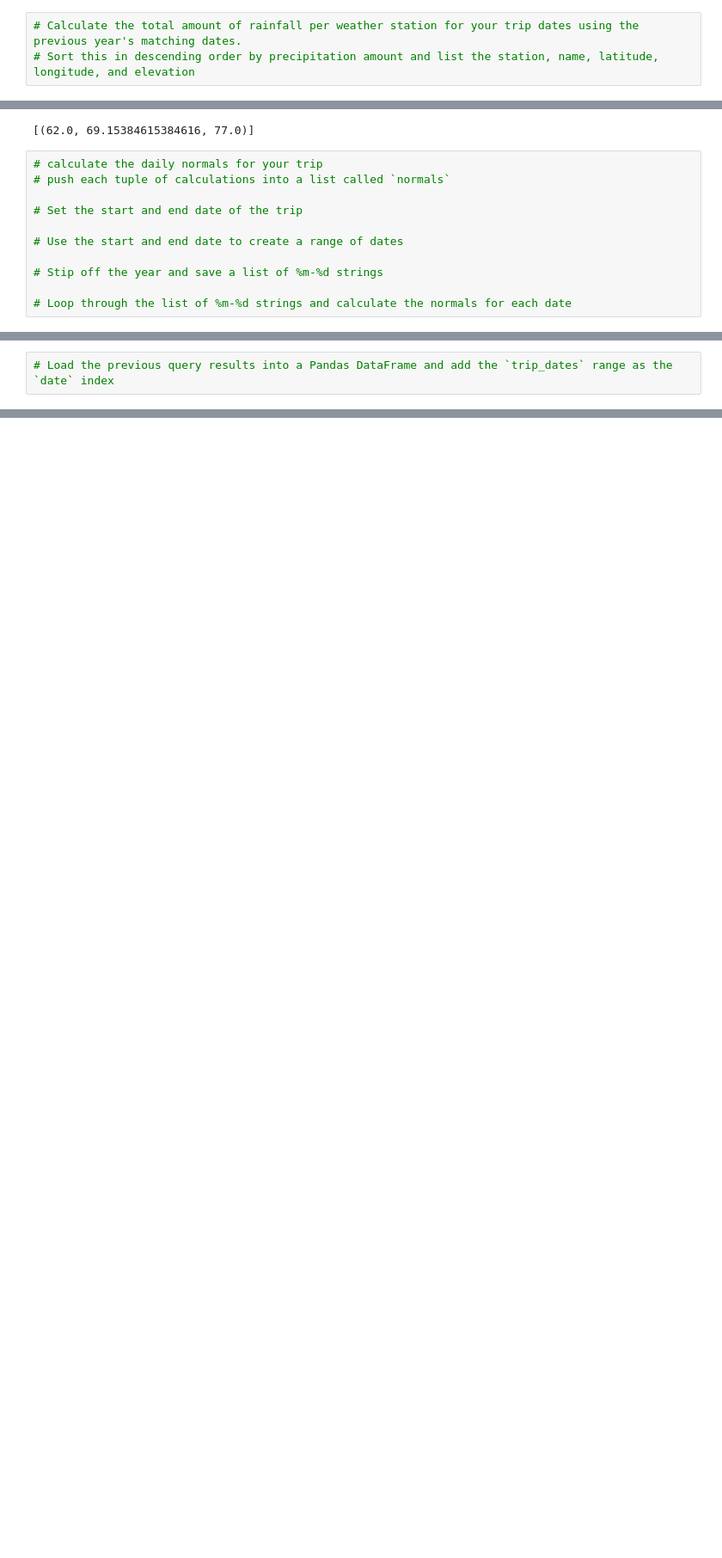
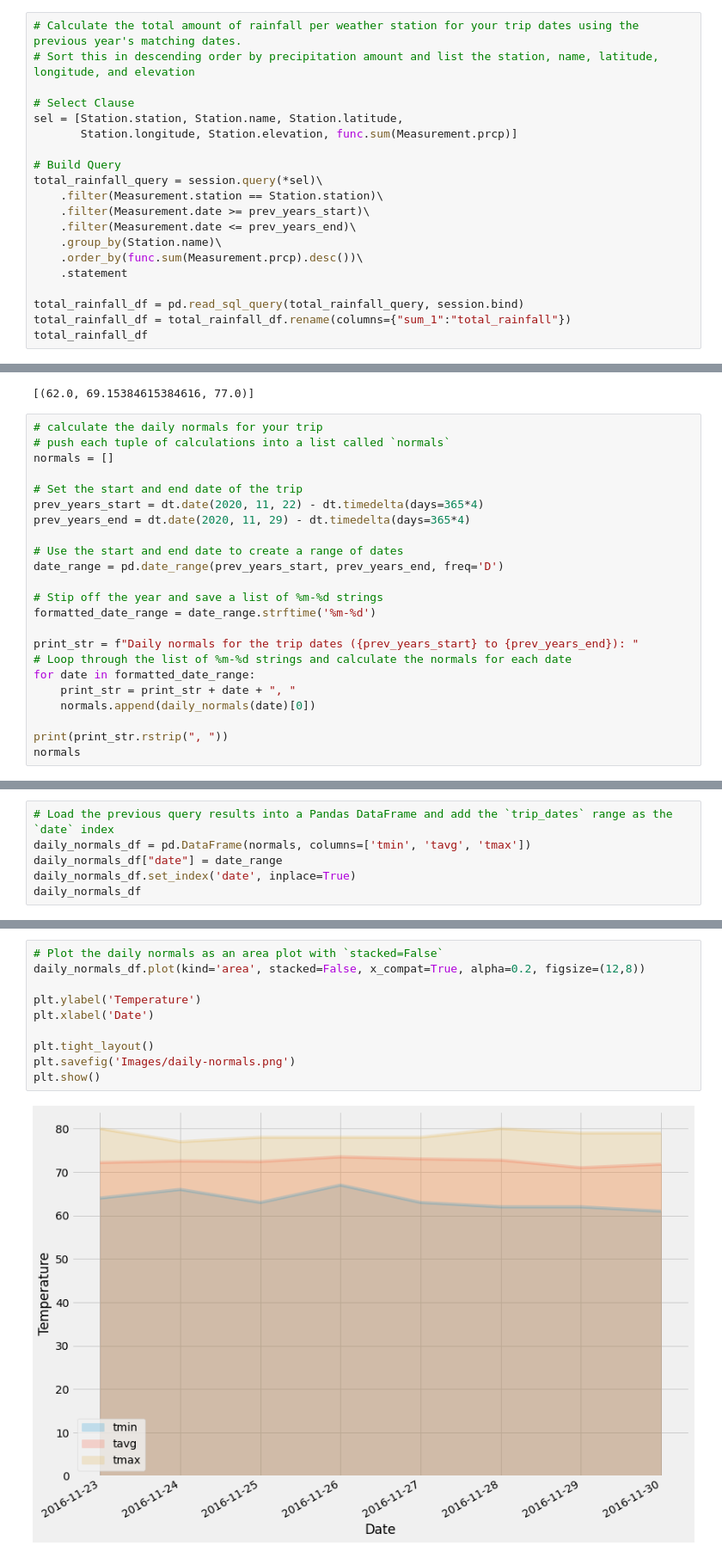
Before and after one commit to ushaakumaar/SQLAlchemy-Hawaii-Climate-Analysis, a Jupyter notebook: climate_analysis.ipynb, the cells around one changed output, grey strips where cells are left out. Shown at 86% size. Saved outputs shown, nothing was run; the diff lists cells and outputs as text; blank space fills up the shorter version.

```diff
--- a/climate_analysis.ipynb
+++ b/climate_analysis.ipynb
@@ -245,3 +265,20 @@ Avg Temperature(F): 74.08
 # %%
 # Calculate the total amount of rainfall per weather station for your trip dates using the previous year's matching dates.
 # Sort this in descending order by precipitation amount and list the station, name, latitude, longitude, and elevation
+
+# Select Clause
+sel = [Station.station, Station.name, Station.latitude,
+       Station.longitude, Station.elevation, func.sum(Measurement.prcp)]
+
+# Build Query
+total_rainfall_query = session.query(*sel)\
+    .filter(Measurement.station == Station.station)\
+    .filter(Measurement.date >= prev_years_start)\
+    .filter(Measurement.date <= prev_years_end)\
+    .group_by(Station.name)\
+    .order_by(func.sum(Measurement.prcp).desc())\
+    .statement
+
+total_rainfall_df = pd.read_sql_query(total_rainfall_query, session.bind)
+total_rainfall_df = total_rainfall_df.rename(columns={"sum_1":"total_rainfall"})
+total_rainfall_df
@@ -269,11 +315,23 @@ daily_normals("01-01")
 # %%
 # calculate the daily normals for your trip
 # push each tuple of calculations into a list called `normals`
+normals = []
 
 # Set the start and end date of the trip
+prev_years_start = dt.date(2020, 11, 22) - dt.timedelta(days=365*4)
+prev_years_end = dt.date(2020, 11, 29) - dt.timedelta(days=365*4)
 
 # Use the start and end date to create a range of dates
+date_range = pd.date_range(prev_years_start, prev_years_end, freq='D')
 
 # Stip off the year and save a list of %m-%d strings
+formatted_date_range = date_range.strftime('%m-%d')
 
+print_str = f"Daily normals for the trip dates ({prev_years_start} to {prev_years_end}): "
 # Loop through the list of %m-%d strings and calculate the normals for each date
+for date in formatted_date_range:
+    print_str = print_str + date + ", "
+    normals.append(daily_normals(date)[0])
+
+print(print_str.rstrip(", "))
+normals
@@ -280,2 +348,6 @@ daily_normals("01-01")
 # %%
 # Load the previous query results into a Pandas DataFrame and add the `trip_dates` range as the `date` index
+daily_normals_df = pd.DataFrame(normals, columns=['tmin', 'tavg', 'tmax'])
+daily_normals_df["date"] = date_range
+daily_normals_df.set_index('date', inplace=True)
+daily_normals_df
@@ -283,0 +365,12 @@ daily_normals("01-01")
+# %%
+# Plot the daily normals as an area plot with `stacked=False`
+daily_normals_df.plot(kind='area', stacked=False, x_compat=True, alpha=0.2, figsize=(12,8))
+
+plt.ylabel('Temperature')
+plt.xlabel('Date')
+
+plt.tight_layout()
+plt.savefig('Images/daily-normals.png')
+plt.show()
+# %% [output]
+[figure, added]
```
Also changed, not shown: parts of 5 cells of this notebook.
